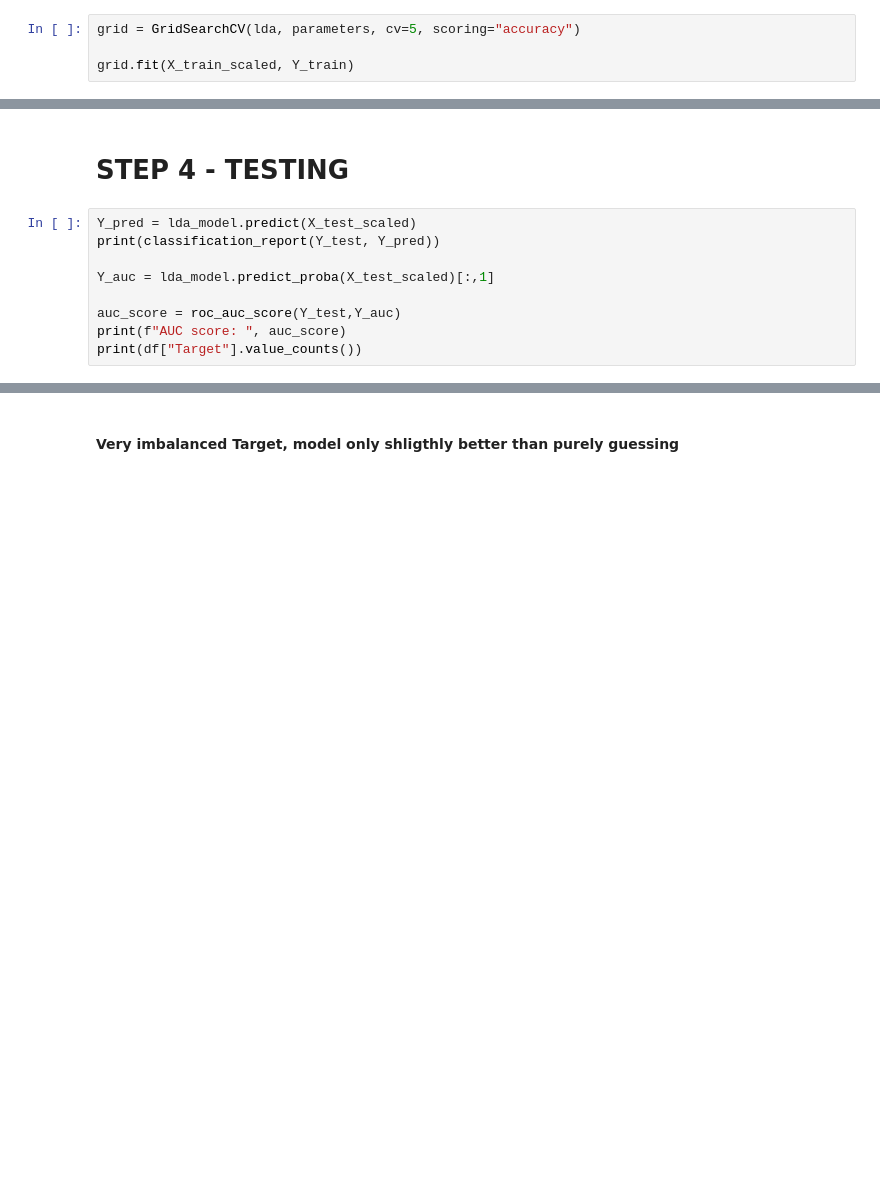
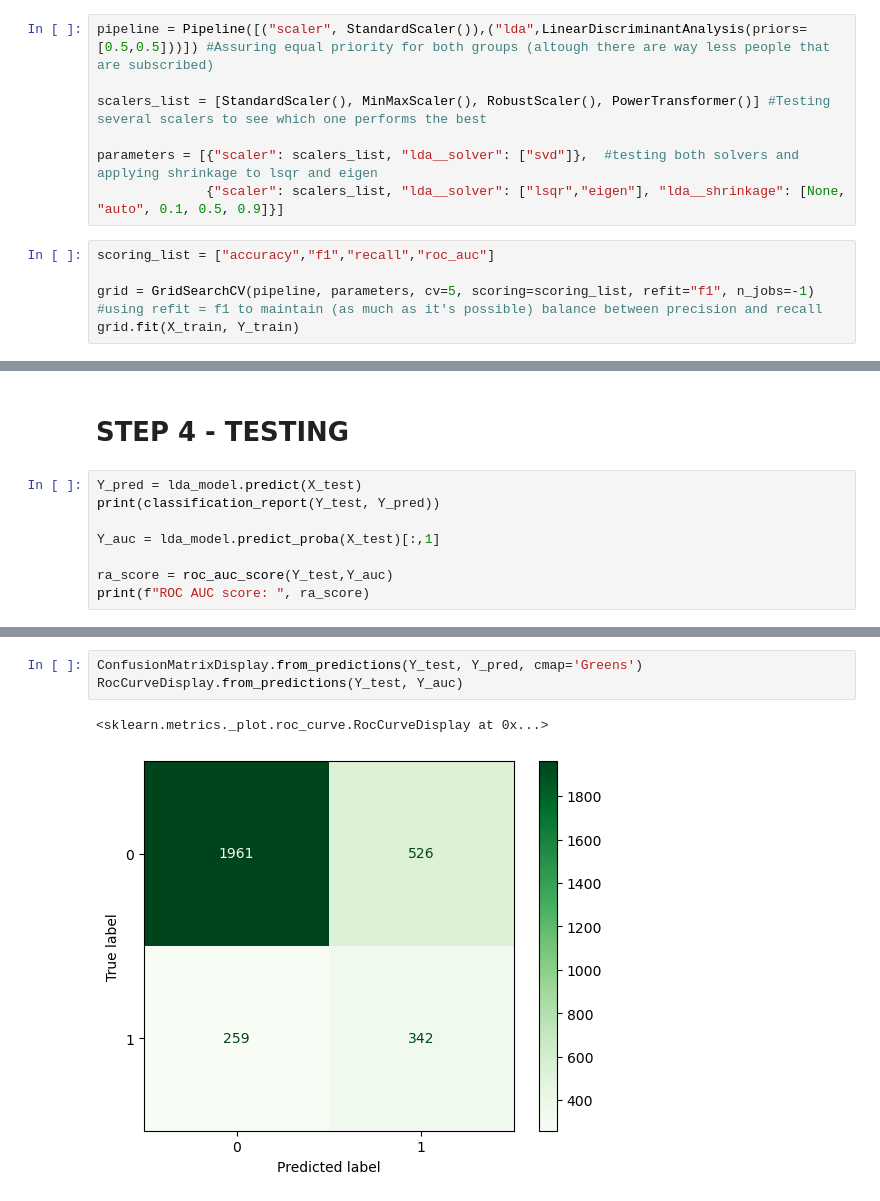
Before and after one commit to FeGoni/CERN_ML_TASK_, a Jupyter notebook: CERN_ML.ipynb, the cells around one changed output, grey strips where cells are left out. Cells and saved outputs as stored; diff of their text form; blank space fills up the shorter version.

```diff
--- a/CERN_ML.ipynb
+++ b/CERN_ML.ipynb
@@ -422,5 +454,13 @@ parameters = [{"solver": ["svd"]}, {"solver": ["lsqr","eigen"], "shrinkage": [No
+# %%
+pipeline = Pipeline([("scaler", StandardScaler()),("lda",LinearDiscriminantAnalysis(priors=[0.5,0.5]))]) #Assuring equal priority for both groups (altough there are way less people that are subscribed)
+
+scalers_list = [StandardScaler(), MinMaxScaler(), RobustScaler(), PowerTransformer()] #Testing several scalers to see which one performs the best
+
+parameters = [{"scaler": scalers_list, "lda__solver": ["svd"]},  #testing both solvers and applying shrinkage to lsqr and eigen
+              {"scaler": scalers_list, "lda__solver": ["lsqr","eigen"], "lda__shrinkage": [None, "auto", 0.1, 0.5, 0.9]}]
 # %%
-grid = GridSearchCV(lda, parameters, cv=5, scoring="accuracy")
+scoring_list = ["accuracy","f1","recall","roc_auc"]
 
-grid.fit(X_train_scaled, Y_train)
+grid = GridSearchCV(pipeline, parameters, cv=5, scoring=scoring_list, refit="f1", n_jobs=-1) #using refit = f1 to maintain (as much as it's possible) balance between precision and recall
+grid.fit(X_train, Y_train)
 # %% [output]
@@ -440,14 +486,13 @@ lda_model = grid.best_estimator_
 # %% [markdown]
 # STEP 4 - TESTING
 # %%
-Y_pred = lda_model.predict(X_test_scaled)
+Y_pred = lda_model.predict(X_test)
 print(classification_report(Y_test, Y_pred))
 
-Y_auc = lda_model.predict_proba(X_test_scaled)[:,1]
+Y_auc = lda_model.predict_proba(X_test)[:,1]
 
-auc_score = roc_auc_score(Y_test,Y_auc)
-print(f"AUC score: ", auc_score)
-print(df["Target"].value_counts())
+ra_score = roc_auc_score(Y_test,Y_auc)
+print(f"ROC AUC score: ", ra_score)
 # %% [output]
               precision    recall  f1-score   support
 
@@ -466,2 +507,6 @@ Name: count, dtype: int64
-# %% [markdown]
-#### Very imbalanced Target, model only shligthly better than purely guessing
+# %%
+ConfusionMatrixDisplay.from_predictions(Y_test, Y_pred, cmap='Greens')
+RocCurveDisplay.from_predictions(Y_test, Y_auc)
+# %% [output]
+<sklearn.metrics._plot.roc_curve.RocCurveDisplay at 0x...>
+[figure, added]
```
Also changed, not shown: parts of 16 cells of this notebook.
